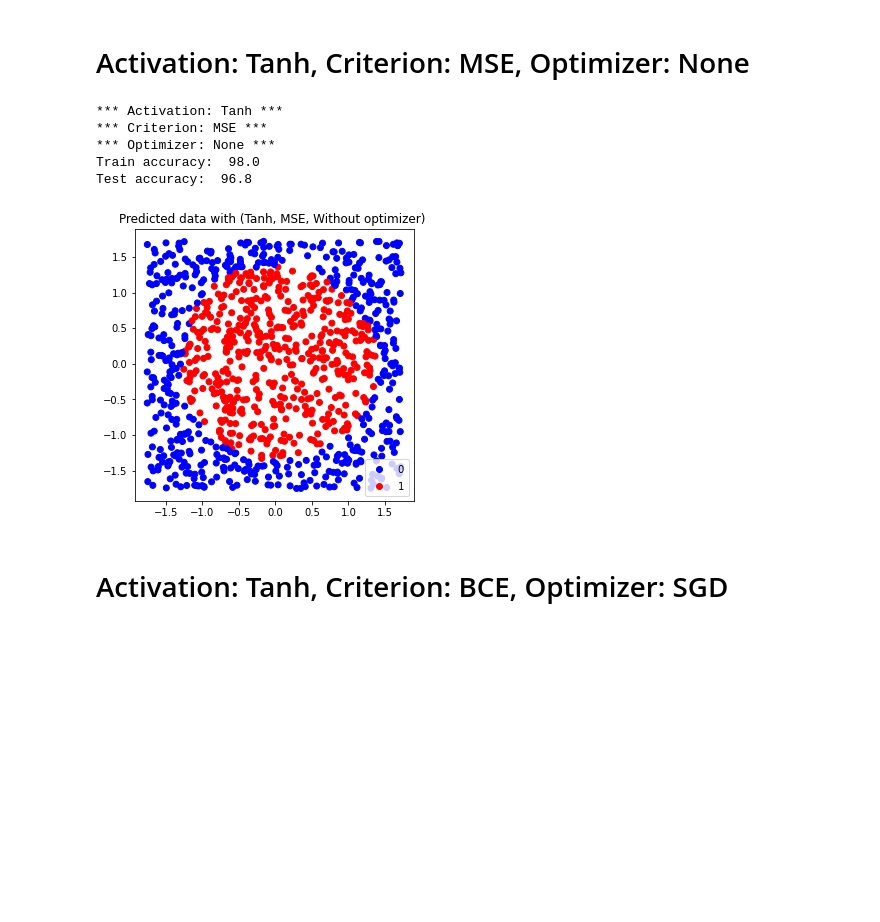
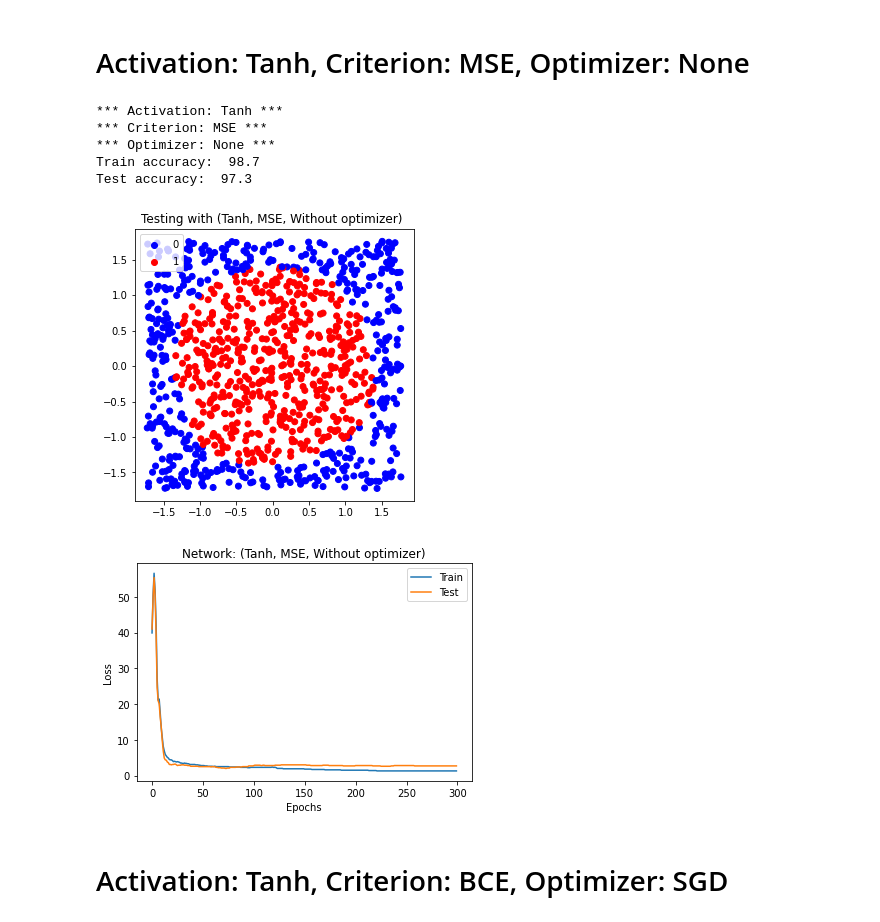
Before and after one commit to vmous93/deep-learning-mini-projects, a Jupyter notebook: Project_2/Test.ipynb, the cells around one changed output. Saved outputs shown, nothing was run; the diff lists cells and outputs as text; code cells hidden in the pictures; blank space fills up the shorter version.

```diff
--- a/Project_2/Test.ipynb
+++ b/Project_2/Test.ipynb
@@ -176,19 +185,20 @@ Test accuracy:  93.3
 # %%
 nb_epochs = 300
 Model = Sequential([Linear(2,25), Tanh(), Linear(25,25), Tanh(), Linear(25,25), Tanh(), Linear(25,1), Sigmoid()])
 print("*** Activation: Tanh ***", "\n*** Criterion: MSE ***", "\n*** Optimizer: None ***")
 res, train_err, test_err = train(Model, train_input, train_target,test_input, test_target, nb_epochs, batch_size, None, False, False, MSE())
 plot_figure(test_input, res, "Testing with (Tanh, MSE, Without optimizer) ")
-#plot_err(train_err, test_err, nb_epochs, "Network: (Tanh, MSE, Without optimizer)")
+plot_err(train_err, test_err, nb_epochs, "Network: (Tanh, MSE, Without optimizer)")
 
 del Model
 # %% [output]
 *** Activation: Tanh ***
 *** Criterion: MSE ***
 *** Optimizer: None ***
-Train accuracy:  98.0
-Test accuracy:  96.8
+Train accuracy:  98.7
+Test accuracy:  97.3
-[figure, old version]
+[figure, new version]
+[figure, added]
 # %% [markdown]
 # Activation: Tanh, Criterion: BCE, Optimizer: SGD
 # %%
```
Also changed, not shown: parts of 18 cells of this notebook.
